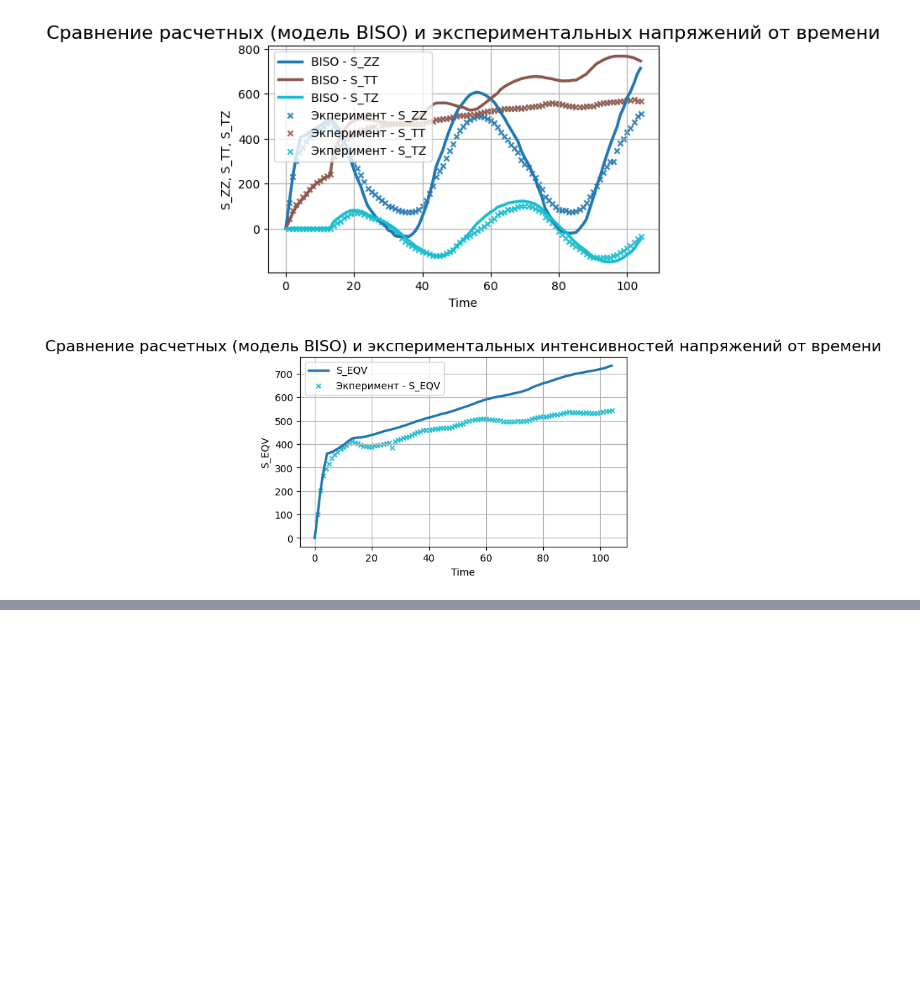
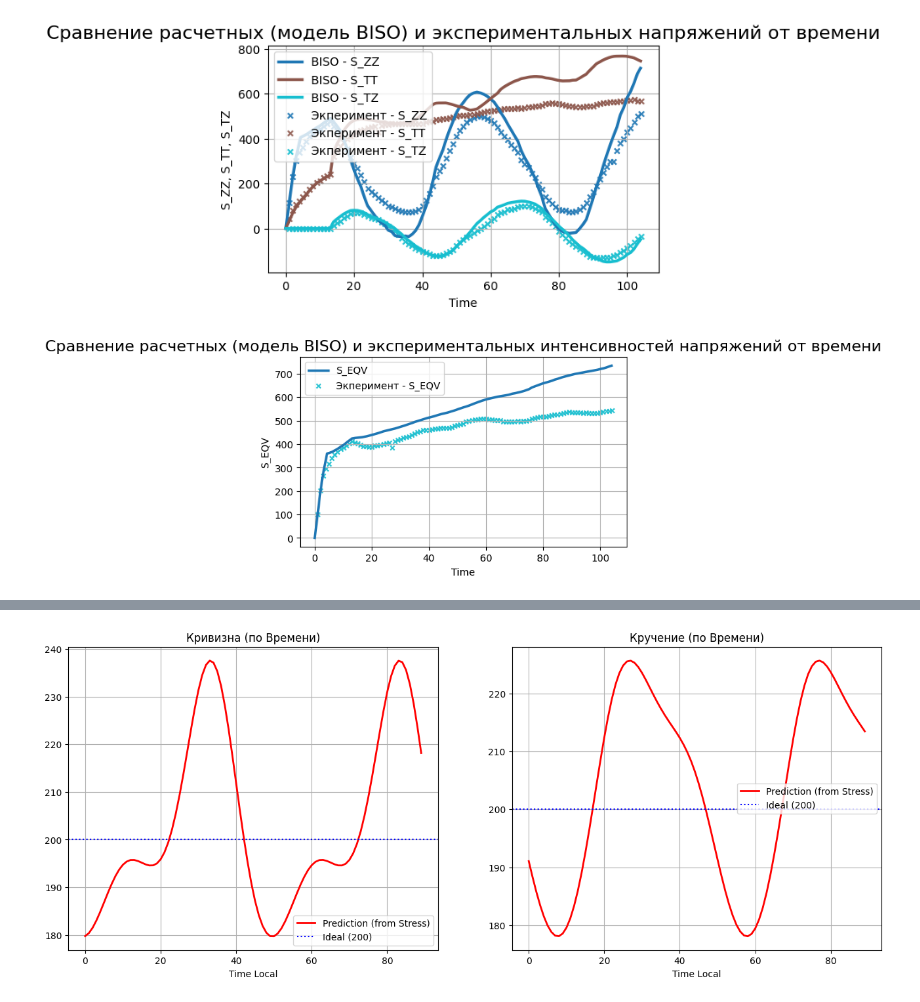
Before and after one commit to ArtemDos/complex_deformations, a Jupyter notebook: P29/experimental_vint/biso.ipynb, the cells around one changed output, grey strips where cells are left out. Saved outputs shown, nothing was run; the diff lists cells and outputs as text; code cells hidden in the pictures; blank space fills up the shorter version.

```diff
--- a/P29/experimental_vint/biso.ipynb
+++ b/P29/experimental_vint/biso.ipynb
@@ -226,0 +98,76 @@ plt.show()
+# %%
+def calculate_geometry_time_based(t_array, vol_model, E=2.05e5, nu=0.29, c=25e-4, a=157e-4):
+    p_sig, w, phi, b1_sig, b2_sig = vol_model.params
+    k_mat = (1 - 2*nu) / E
+    p = p_sig * k_mat
+    b1 = b1_sig * k_mat
+    alpha = w * t_array
+    sqrt3 = np.sqrt(3)
+
+    v_ez = -c * w * np.sin(alpha)
+    v_et = ((sqrt3 * a * w) / (4 * np.pi)) + 0.5 * c * w * np.sin(alpha)
+    v_etz = (sqrt3 / 2) * c * w * np.cos(alpha)
+
+    a_ez = -c * (w**2) * np.cos(alpha)
+    a_et = 0.5 * c * (w**2) * np.cos(alpha)
+    a_etz = -(sqrt3 / 2) * c * (w**2) * np.sin(alpha)
+
+    j_ez = c * (w**3) * np.sin(alpha)
+    j_et = -0.5 * c * (w**3) * np.sin(alpha)
+    j_etz = -(sqrt3 / 2) * c * (w**3) * np.cos(alpha)
+
+    arg_emp = w * t_array + phi
+    d_delta = -p * w * np.sin(arg_emp) + b1
+    dd_delta = -p * (w**2) * np.cos(arg_emp)
+    ddd_delta = p * (w**3) * np.sin(arg_emp)
+
+    V1 = v_ez - d_delta
+    A1 = a_ez - dd_delta
+    J1 = j_ez - ddd_delta
+
+    v_ni2_id = (a * w) / (2 * np.pi)
+
+    V2 = v_ni2_id - sqrt3 * d_delta
+    A2 = 0.0 - sqrt3 * dd_delta
+    J2 = 0.0 - sqrt3 * ddd_delta
+
+    V3 = (2/sqrt3) * v_etz
+    A3 = (2/sqrt3) * a_etz
+    J3 = (2/sqrt3) * j_etz
+
+    V = np.column_stack((V1, V2, V3))
+    A = np.column_stack((A1, A2, A3))
+    J = np.column_stack((J1, J2, J3))
+
+    cross_va = np.cross(V, A)
+    num_k = np.linalg.norm(cross_va, axis=1)
+    den_k = np.linalg.norm(V, axis=1)**3
+    kappa = num_k / den_k
+
+    num_t = np.sum(cross_va * J, axis=1)
+    den_t = np.linalg.norm(cross_va, axis=1)**2
+    tau = num_t / den_t
+
+    return kappa, tau
+
+k_pred, t_pred = calculate_geometry_time_based(t_vals, vol_model_t)
+
+fig, (ax1, ax2) = plt.subplots(1, 2, figsize=(16, 6))
+
+ax1.plot(t_vals, k_pred, 'r-', lw=2, label='Prediction (from Stress)')
+ax1.axhline(200, color='b', linestyle=':', label='Ideal (200)')
+ax1.set_title('Кривизна (по Времени)')
+ax1.set_xlabel('Time Local')
+ax1.grid(True)
+ax1.legend()
+
+ax2.plot(t_vals, np.abs(t_pred), 'r-', lw=2, label='Prediction (from Stress)')
+ax2.axhline(200, color='b', linestyle=':', label='Ideal (200)')
+ax2.set_title('Кручение (по Времени)')
+ax2.set_xlabel('Time Local')
+ax2.grid(True)
+ax2.legend()
+
+plt.show()
+# %% [output]
+[figure, added]
```
Also changed, not shown: parts of 5 cells of this notebook.
